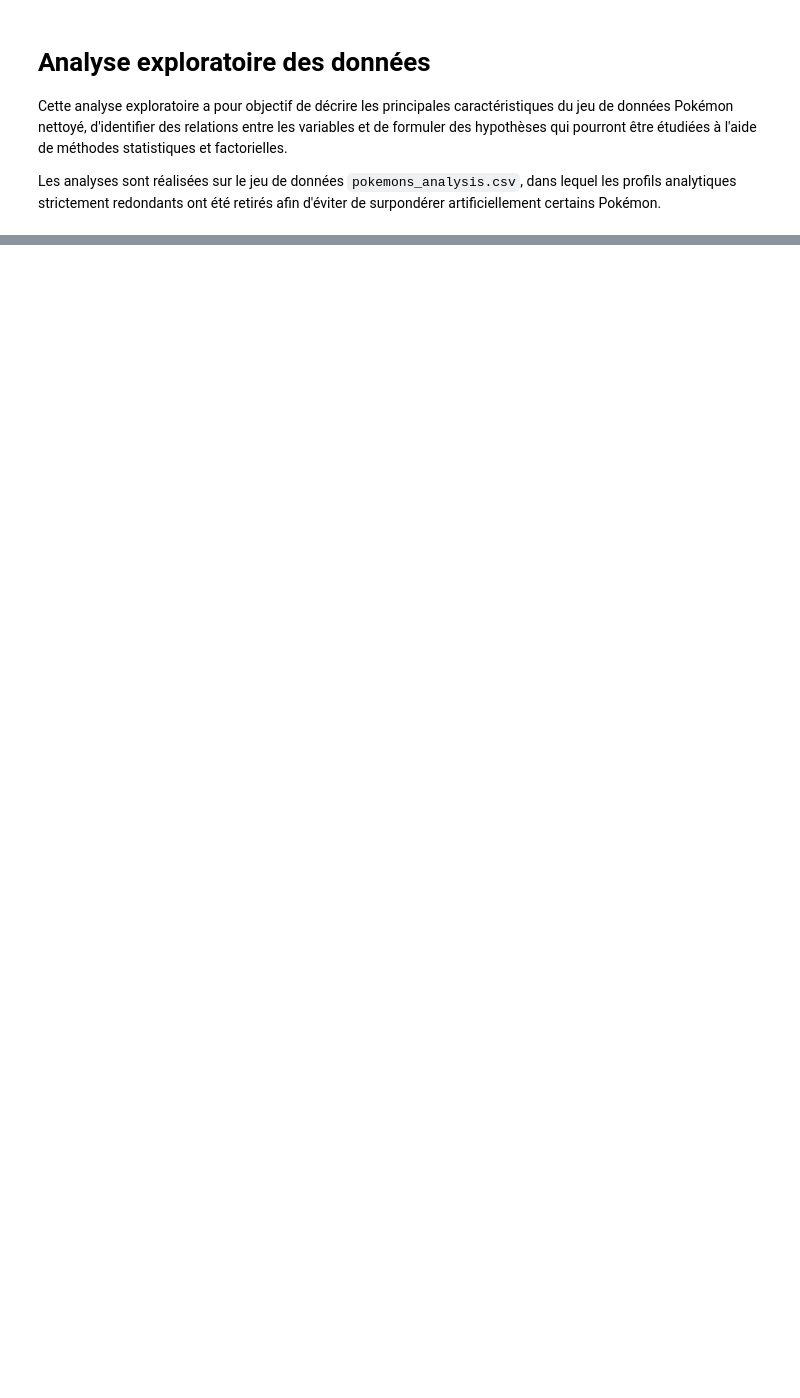
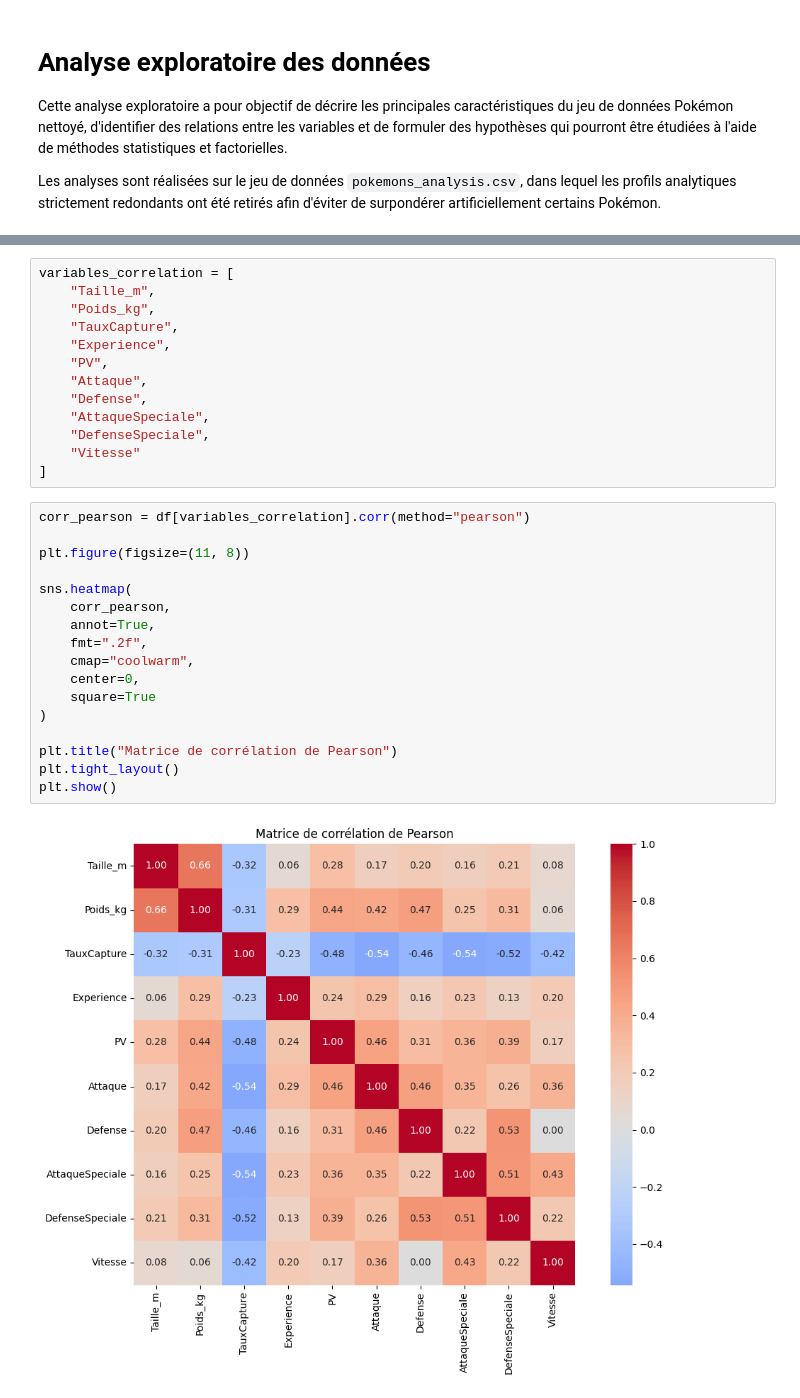
Before and after one commit to gherib-anis/pokemon-data-analysis, a Jupyter notebook: notebooks/03_exploratory_analysis.ipynb, the cells around one changed output, grey strips where cells are left out. Drawn from its saved outputs; the diff is of its cells as text; blank space fills up the shorter version.

```diff
--- a/notebooks/03_exploratory_analysis.ipynb
+++ b/notebooks/03_exploratory_analysis.ipynb
@@ -25,0 +302,32 @@ NameError: name 'pd' is not defined
+# %%
+variables_correlation = [
+    "Taille_m",
+    "Poids_kg",
+    "TauxCapture",
+    "Experience",
+    "PV",
+    "Attaque",
+    "Defense",
+    "AttaqueSpeciale",
+    "DefenseSpeciale",
+    "Vitesse"
+]
+# %%
+corr_pearson = df[variables_correlation].corr(method="pearson")
+
+plt.figure(figsize=(11, 8))
+
+sns.heatmap(
+    corr_pearson,
+    annot=True,
+    fmt=".2f",
+    cmap="coolwarm",
+    center=0,
+    square=True
+)
+
+plt.title("Matrice de corrélation de Pearson")
+plt.tight_layout()
+plt.show()
+# %% [output]
+[figure, added]
```
Also changed, not shown: parts of 77 cells of this notebook.
